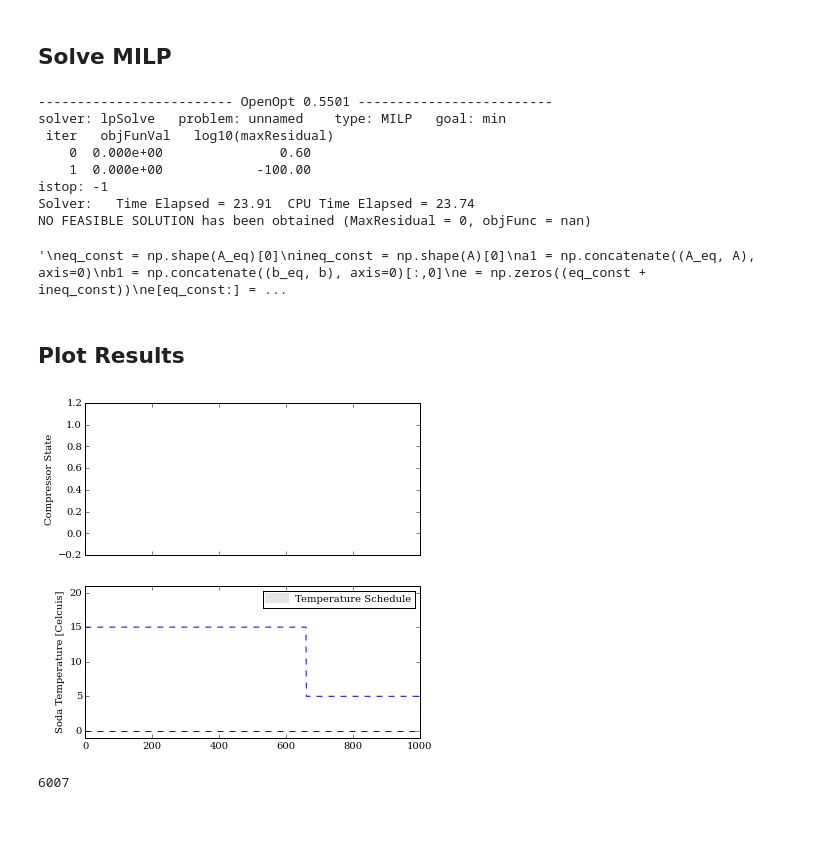
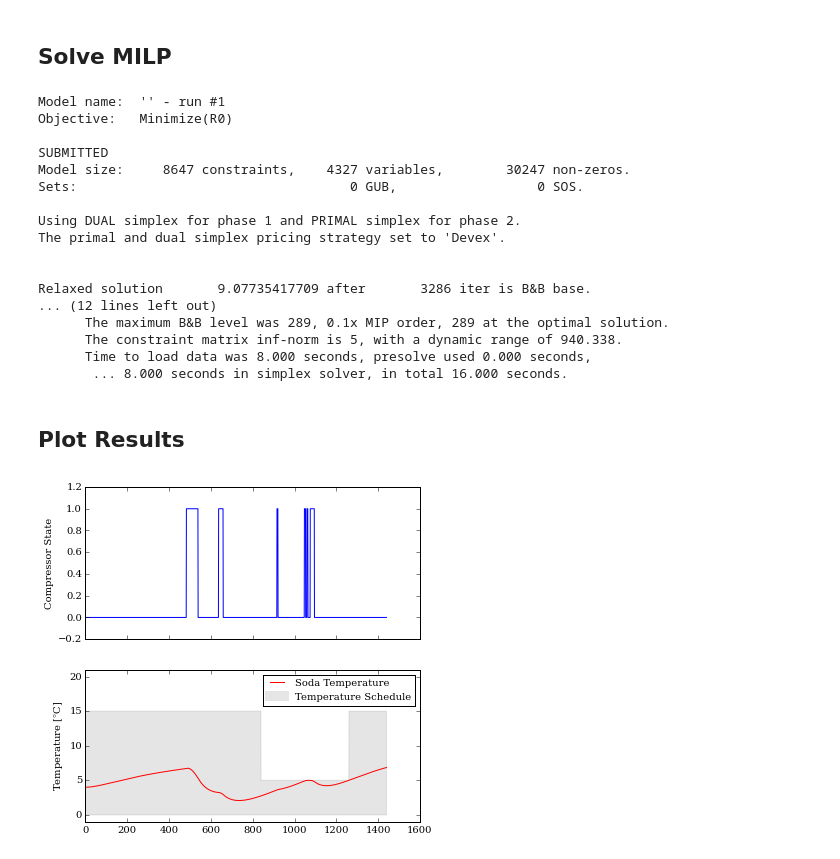
Before and after one commit to mroeschke/Fridge-Project, a Jupyter notebook: Optimization_Notes.ipynb, the cells around one changed output. Saved outputs shown, nothing was run; the diff lists cells and outputs as text; code cells hidden in the pictures; blank space fills up the shorter version.

```diff
--- a/Optimization_Notes.ipynb
+++ b/Optimization_Notes.ipynb
@@ -75,7 +176,7 @@ All of the compressor states, $s_{-4} \ldots s_N$, are defined as booleans in th
 $N$ is our time horizon in minutes, and thus our state vector is of length $3N+7$
 # %%
 # Enumerate Time Steps and States
-N = 1000 #minutes in a day
+N = 1440 #minutes in a day
 s_states = N+5
 Ts_states = N+1
 Tf_states = N+1
@@ -141,6 +242,7 @@ Zoltan: I think we can try this. Using the same formulation we can set one or ot
 # %%
 # Rate Schedule (this is just a template until a real one is determined)
 RS_raw = np.zeros((24))
+RS = np.zeros((total_states))
 
 RS_raw[0:9] = 0.07 # Off-peak
 RS_raw[9:11] = 0.09 # Part-peak
@@ -500,63 +602,56 @@ b = np.concatenate((b_compressor_highbound,b_compressor_lowbound,b_soda_schedule
 # %% [markdown]
 ## Solve MILP
 # %%
-intVars = range(s_states)
-ub = np.inf*np.ones((total_states))
-ub[intVars] = 1
-
-p = opt.MILP(f=RS, A=A, b=b, Aeq=A_eq, beq=b_eq, ub=ub, intVars=intVars, goal='min')
-r = p.solve('lpSolve') #, -bfp 'bfp_LUSOL'
-'''
-eq_const = np.shape(A_eq)[0]
-ineq_const = np.shape(A)[0]
-a1 = np.concatenate((A_eq, A), axis=0)
-b1 = np.concatenate((b_eq, b), axis=0)[:,0]
+boolVars = range(1,s_states+1)
+eq_const = len(A_eq)
+ineq_const = len(A)
+a1 = np.concatenate((A_eq, A), axis=0).tolist()
+b1 = np.concatenate((b_eq, b), axis=0)[:,0].tolist()
 e = np.zeros((eq_const + ineq_const))
 e[eq_const:] = -1
-[obj,x,duals] = lp_solve(-RS,a1,b1,e,vub=ub,xint=intVars,scalemode=0)
-'''
+e = e.tolist()
+f = RS.tolist()
+[obj,x,duals] = lp_solve_alt(f=f,a=a1,b=b1,e=e,xbool=boolVars,scalemode=1,quick=True)
 # %% [output]
-------------------------- OpenOpt 0.5501 -------------------------
-solver: lpSolve   problem: unnamed    type: MILP   goal: min
- iter   objFunVal   log10(maxResidual)
-    0  0.000e+00               0.60
-    1  0.000e+00            -100.00
-istop: -1
-Solver:   Time Elapsed = 23.91  CPU Time Elapsed = 23.74
-NO FEASIBLE SOLUTION has been obtained (MaxResidual = 0, objFunc = nan)
+Model name:  '' - run #1
+Objective:   Minimize(R0)
+
+SUBMITTED
+Model size:     8647 constraints,    4327 variables,        30247 non-zeros.
+Sets:                                   0 GUB,                  0 SOS.
+
+Using DUAL simplex for phase 1 and PRIMAL simplex for phase 2.
+The primal and dual simplex pricing strategy set to 'Devex'.
+
+
+Relaxed solution       9.07735417709 after       3286 iter is B&B base.
+... (12 lines left out)
+      The maximum B&B level was 289, 0.1x MIP order, 289 at the optimal solution.
+      The constraint matrix inf-norm is 5, with a dynamic range of 940.338.
+      Time to load data was 8.000 seconds, presolve used 0.000 seconds,
+       ... 8.000 seconds in simplex solver, in total 16.000 seconds.
-'\neq_const = np.shape(A_eq)[0]\nineq_const = np.shape(A)[0]\na1 = np.concatenate((A_eq, A), axis=0)\nb1 = np.concatenate((b_eq, b), axis=0)[:,0]\ne = np.zeros((eq_const + ineq_const))\ne[eq_const:] = ...
 # %% [markdown]
 ## Plot Results
 # %%
 # Resultant States
-
-compressor_opt = r.xf[:Tf_index]
-Tf_opt = r.xf[Tf_index:Ts_index]
-Ts_opt = r.xf[Ts_index:]
-'''
 compressor_opt = x[:Tf_index]
 Tf_opt = x[Tf_index:Ts_index]
 Ts_opt = x[Ts_index:]
-'''
+
 fig, (axis) = plt.subplots(2,1, sharex=True)
 fig.set_size_inches(6,6)
-t_0 = range(4,N+4)
 t_1 = range(N)
-axis[0].plot(t_0,compressor_opt[t_0],'b-')
+axis[0].plot(t_1,compressor_opt[5:],'b-')
 axis[0].set_ylabel('Compressor State')
 axis[0].set_ylim(-.2,1.2)
 
-
-axis[1].plot(t_1[:N],Ts_opt[:N],'r-',t_1[:N],b_soda_schedule_highbound[:N],'b--',t_1[:N],b_soda_schedule_lowbound[:N],'b--')
-axis[1].set_ylabel('Soda Temperature [Celcuis]')
+axis[1].fill_between(t_1[:N], b_soda_schedule_highbound[:N,0], b_soda_schedule_lowbound[:N,0], alpha=0.1, color='k', label=r'Temp Bounds')
+axis[1].plot(t_1[:N],Ts_opt[:N],'r-', label='Soda Temperature')
+axis[1].set_ylabel(r'Temperature [$\degree$C]')
 axis[1].set_ylim(-1,21)
 axis[1].plot([], [], 'k-', label=r'Temperature Schedule', linewidth=10, alpha=0.1) ## Dummy plot for legend
 axis[1].legend(fontsize=10)
 
 plt.show()
 # %% [output]
-[figure, old version]
+[figure, new version]
-# %%
-len(a)
-# %% [output]
-6007
```
Also changed, not shown: parts of 2 cells of this notebook.
